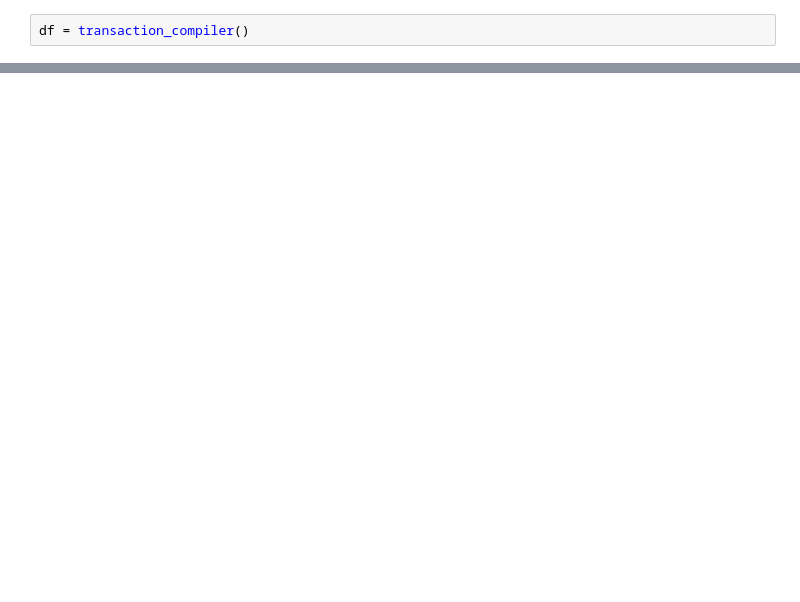
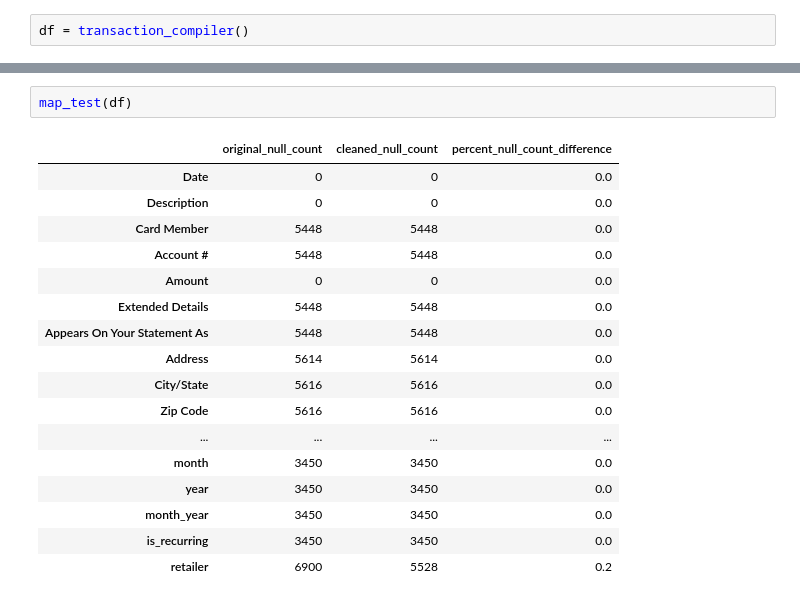
Before and after one commit to blombard24/financial-account-analysis, a Jupyter notebook: test_notebook.ipynb, the cells around one changed output, grey strips where cells are left out. Cells and saved outputs as stored; diff of their text form; blank space fills up the shorter version.

```diff
--- a/test_notebook.ipynb
+++ b/test_notebook.ipynb
@@ -6,0 +27,20 @@ df = transaction_compiler()
+# %%
+map_test(df)
+# %% [output]
+|  | original_null_count | cleaned_null_count | percent_null_count_difference |
+| Date | 0 | 0 | 0.0 |
+| Description | 0 | 0 | 0.0 |
+| Card Member | 5448 | 5448 | 0.0 |
+| Account # | 5448 | 5448 | 0.0 |
+| Amount | 0 | 0 | 0.0 |
+| Extended Details | 5448 | 5448 | 0.0 |
+| Appears On Your Statement As | 5448 | 5448 | 0.0 |
+| Address | 5614 | 5614 | 0.0 |
+| City/State | 5616 | 5616 | 0.0 |
+| Zip Code | 5616 | 5616 | 0.0 |
+| ... | ... | ... | ... |
+| month | 3450 | 3450 | 0.0 |
+| year | 3450 | 3450 | 0.0 |
+| month_year | 3450 | 3450 | 0.0 |
+| is_recurring | 3450 | 3450 | 0.0 |
+| retailer | 6900 | 5528 | 0.2 |
```
Also changed, not shown: parts of 13 cells of this notebook, 2 other files.
